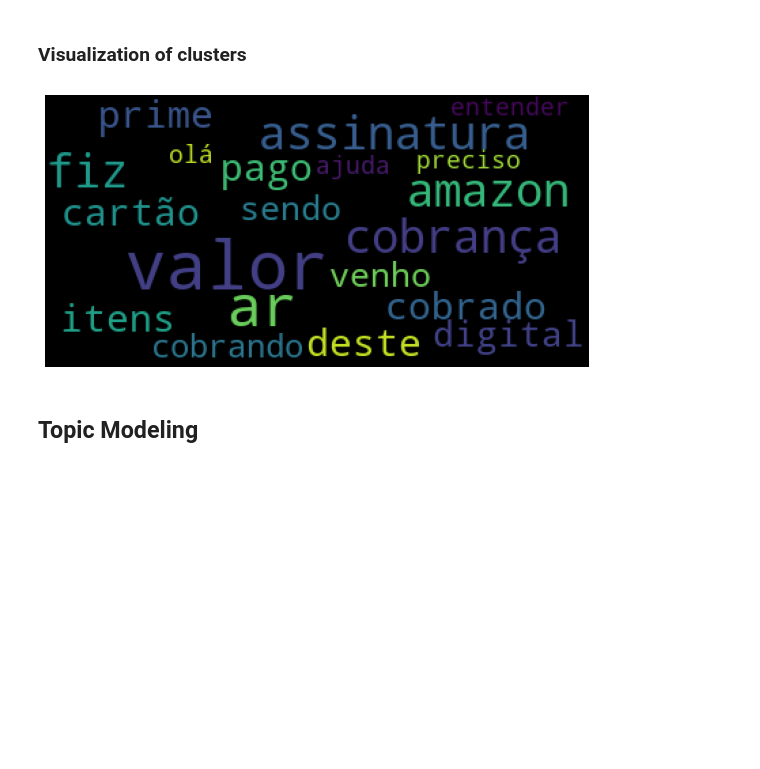
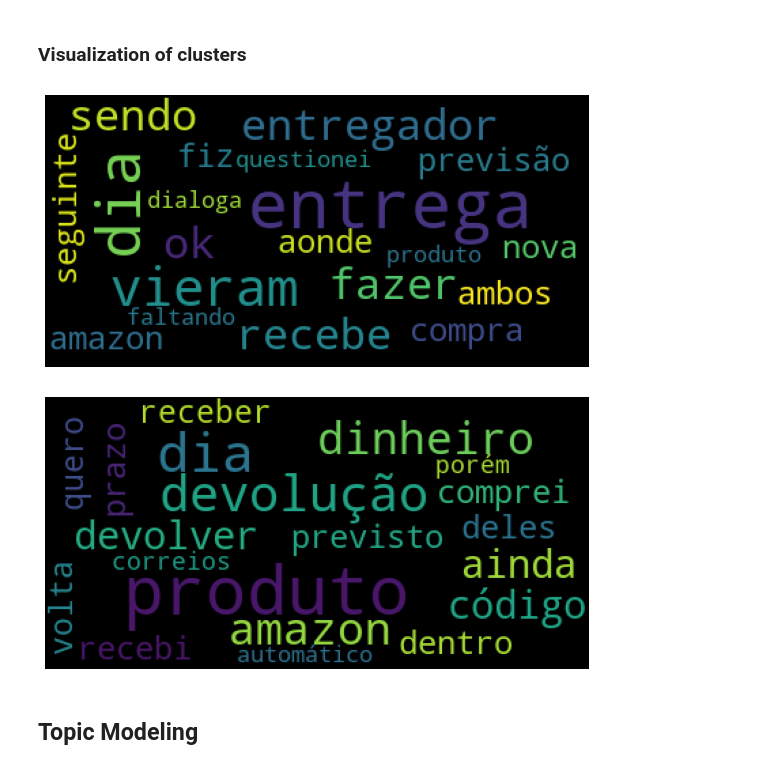
Before and after one commit to mathewsrc/Topic-Modeling-Reclame-Aqui, a Jupyter notebook: Unsupervised_Sentiment_Analysis.ipynb, the cells around one changed output. Cells and saved outputs as stored; diff of their text form; code cells hidden in the pictures; blank space fills up the shorter version.

```diff
--- a/Unsupervised_Sentiment_Analysis.ipynb
+++ b/Unsupervised_Sentiment_Analysis.ipynb
@@ -332,7 +332,10 @@ For n_clusters=9, The Silhouette Coefficient is -0.0015142821880752139
 # %% [markdown]
 ### **Clustering Mode**l
 # %%
-kmeans = KMeans(n_clusters=4).fit(tv_tedfeatures)
+# define how many clusters K-means will generate
+NUMBER_OF_CLUSTERS = 4
+RANDOM_STATE = 20
+kmeans = KMeans(n_clusters=NUMBER_OF_CLUSTERS).fit(tv_tedfeatures)
 cluster_ids, cluster_sizes = np.unique(kmeans.labels_, return_counts=True)
 print(f"Number of cluster {kmeans.n_clusters} \nNumber of elements asigned to each cluster: {cluster_sizes} ")
 # %% [output]
@@ -393,9 +396,8 @@ plot_tsne_pca(tv_tedfeatures, clusters)
 # %%
 ted_segmentaion = {'body':  df['body'] , 'cluster': kmeans.labels_.tolist()}
-output_df = pd.DataFrame(ted_segmentaion)
-#talks per segment
-output_df['cluster'] = kmeans.labels_.tolist()
-print(output_df.shape)
+clusters_df = pd.DataFrame(ted_segmentaion)
+clusters_df['cluster'] = kmeans.labels_.tolist()
+print(clusters_df.shape)
 # %% [output]
 (10, 2)
 # %% [markdown]
@@ -403,16 +405,22 @@ print(output_df.shape)
 # %%
 # cluster 1 visualization
 from wordcloud import WordCloud, STOPWORDS
+def generate_wordcloud_by_cluster(cluster):
 # Mono Gram
-cluster = output_df[output_df.cluster == 1]
-wordcloud = WordCloud(max_font_size=50, max_words=20, collocations = False).generate_from_text(' '.join(cluster['body']))
-# Generate plot
-plt.figure(figsize=(10,5))
-plt.imshow(wordcloud)
-plt.axis("off")
-plt.show()
+  wordcloud = WordCloud(max_font_size=50, max_words=20, collocations = False).generate_from_text(' '.join(cluster['body']))
+  # Generate plot
+  plt.figure(figsize=(10,5))
+  plt.imshow(wordcloud)
+  plt.axis("off")
+  plt.show()
+
+# generate wordcloud for the first two clusters
+for index in range(2):
+  cluster = clusters_df[clusters_df.cluster == index]
+  generate_wordcloud_by_cluster(cluster)
 # %% [output]
-[figure, old version]
+[figure, new version]
+[figure, added]
 # %% [markdown]
 ## **Topic Modeling**
 # %% [markdown]
```
Also changed, not shown: parts of 22 cells of this notebook.
